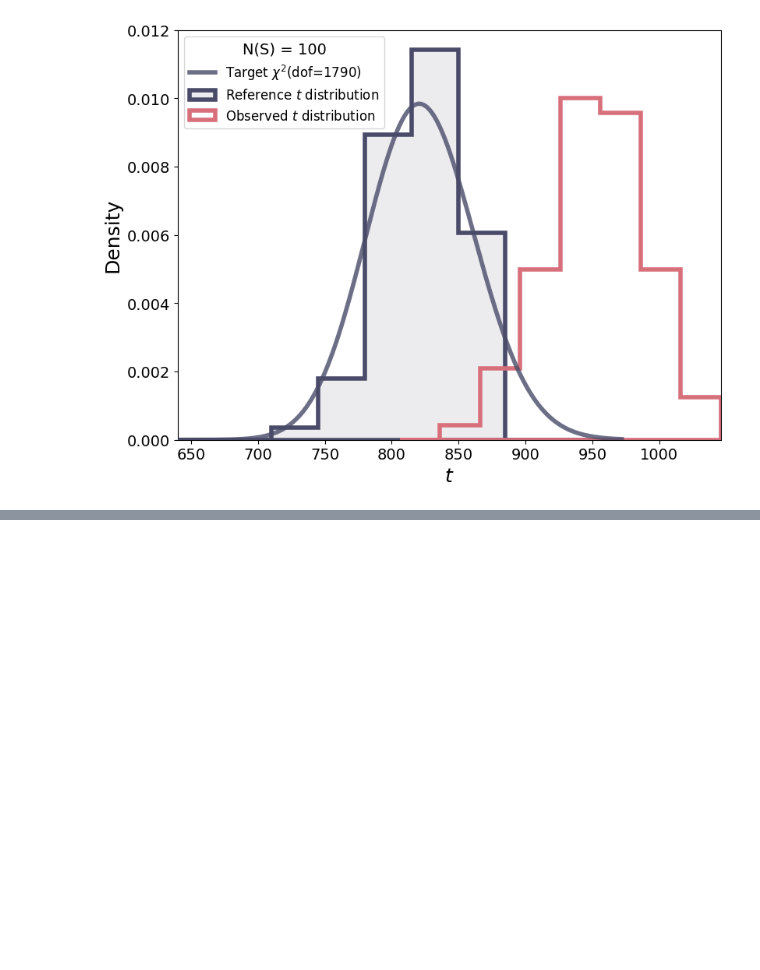
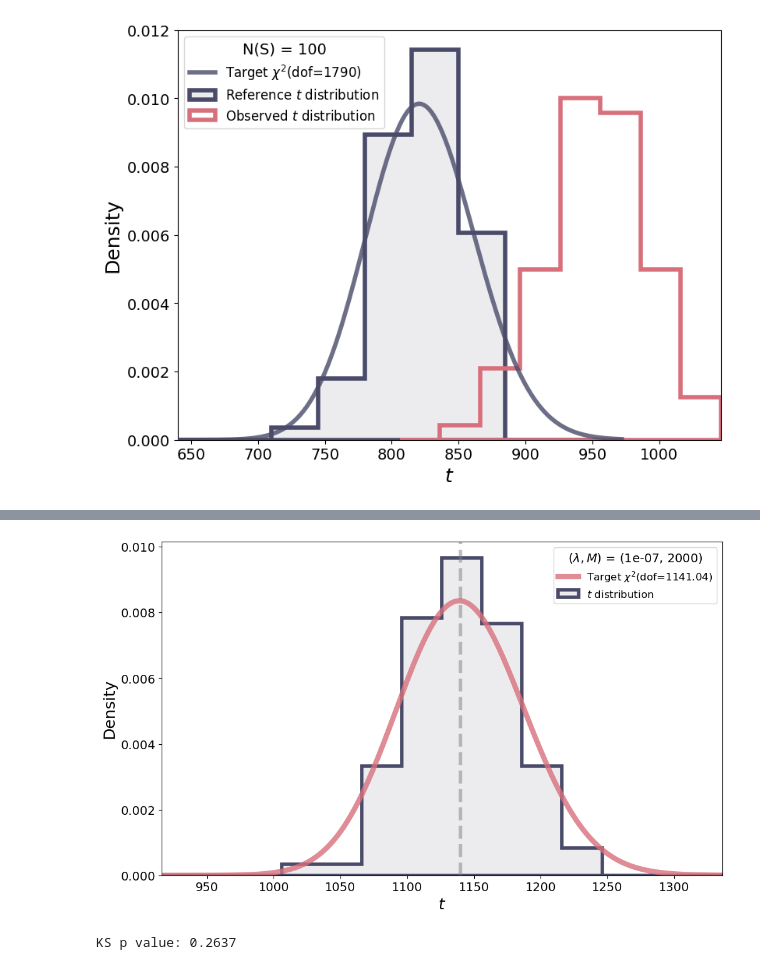
Before and after one commit to PietroCappelli/NPLM-Falkon, a Jupyter notebook: creditcard_study/output_analysis_new.ipynb, the cells around one changed output, grey strips where cells are left out. Saved outputs shown, nothing was run; the diff lists cells and outputs as text; code cells hidden in the pictures; blank space fills up the shorter version.

```diff
--- a/creditcard_study/output_analysis_new.ipynb
+++ b/creditcard_study/output_analysis_new.ipynb
@@ -1020,0 +1086,55 @@ plot_two_t(
+# %%
+l=1e-7;     M=2000
+with open('../output/bank_data/Shape_only_nodiff/2024_3_19_17_57_ref_5000_bkg_1000_sig_0_SOn/ttest_time_1e-07_2000.csv') as f:
+    t_ref_final = np.array([float(row.split()[0]) for row in f])
+
+df_fit_SO_nodiff, loc, scale = chi2.fit(t_ref_final, floc=0, fscale=1)
+t_ref_bins  = np.arange(int(np.min(t_ref_final))-100, int(np.max(t_ref_final))+100, 30)
+xgrid_ref   = np.arange(int(np.min(t_ref_final))-100, int(np.max(t_ref_final))+100, 2)
+
+ref_chi2 = chi2(df=df_fit_SO_nodiff)
+
+plot_one_t(
+    t_distribution  = t_ref_final,
+    t_bins          = t_ref_bins,
+    chi2            = ref_chi2,
+    chi2_grid       = xgrid_ref,
+    show_hist       = True,
+    show_error      = False,
+    compute_rate    = False,
+    err_marker      = "o",
+    err_markersize  = 10,
+    err_capsize     = 5,
+    err_elinewidth  = 4,
+    err_capthick    = 4,
+    err_color       = "black",
+    figsize         = (10, 6),
+    fontsize        = 18,
+    cms             = False,
+    cms_label       = "",
+    cms_rlabel      = "",
+    hist_ecolor     = ("#494B69", 1.0),
+    hist_fcolor     = ("#494B69", 0.1),
+    chi2_color      = ("#D8707C", 0.8),
+    hist_lw         = 4,
+    chi2_lw         = 6,
+    hist_type       = "stepfilled",
+    hist_label      = "$\it{t}$ distribution",
+    chi2_label      = "Target $\chi^2$(dof=%.2f)"%(df_fit_SO_nodiff),
+    xlabel          = r"$t$",
+    ylabel          = "Density",
+    show_plot       = True,
+    save_plot       = False,
+    plot_name       = "t_distribution_"+str(l)+"_"+str(M),
+    plot_path       = "",
+    plot_format     = "png",
+    return_fig      = False,
+    plot_params     = True,
+    hyperparams     = str(l)+", "+str(M),
+)
+
+_, ks_p_value = stats.kstest(t_ref_final, "chi2", args=(df_fit_SO_nodiff,))
+print("KS p value:", np.around(ks_p_value, 4))
+# %% [output]
+[figure, added]
+KS p value: 0.2637
```
Also changed, not shown: parts of 13 cells of this notebook, 4 other files.
